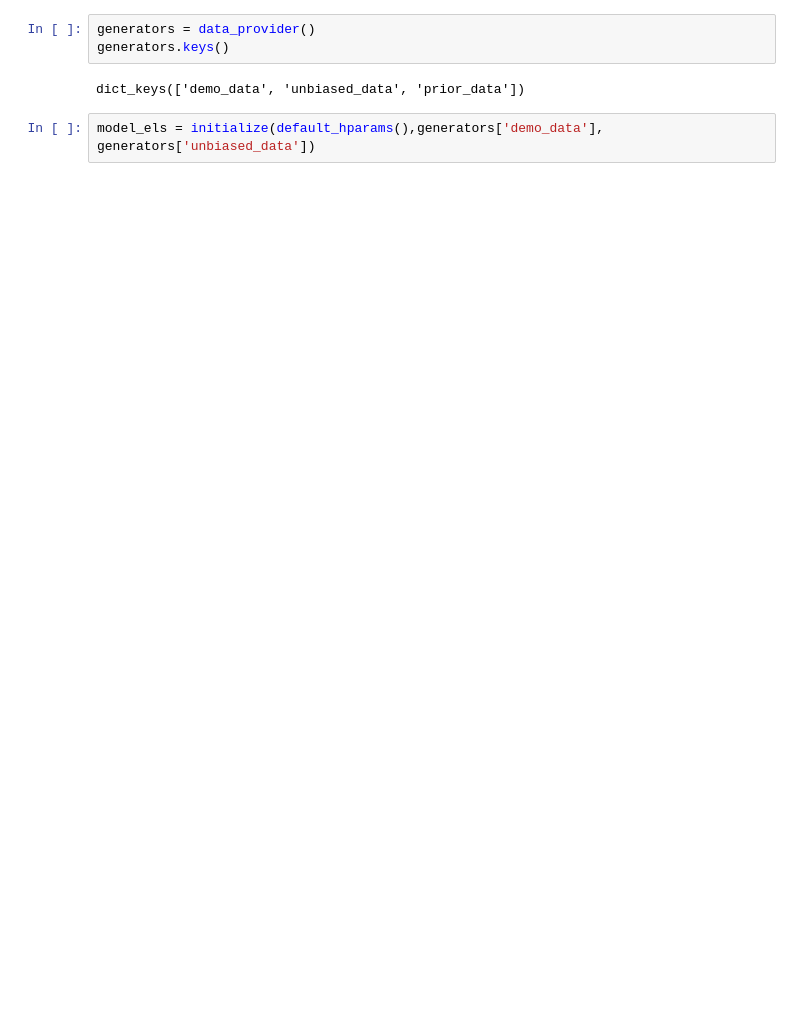
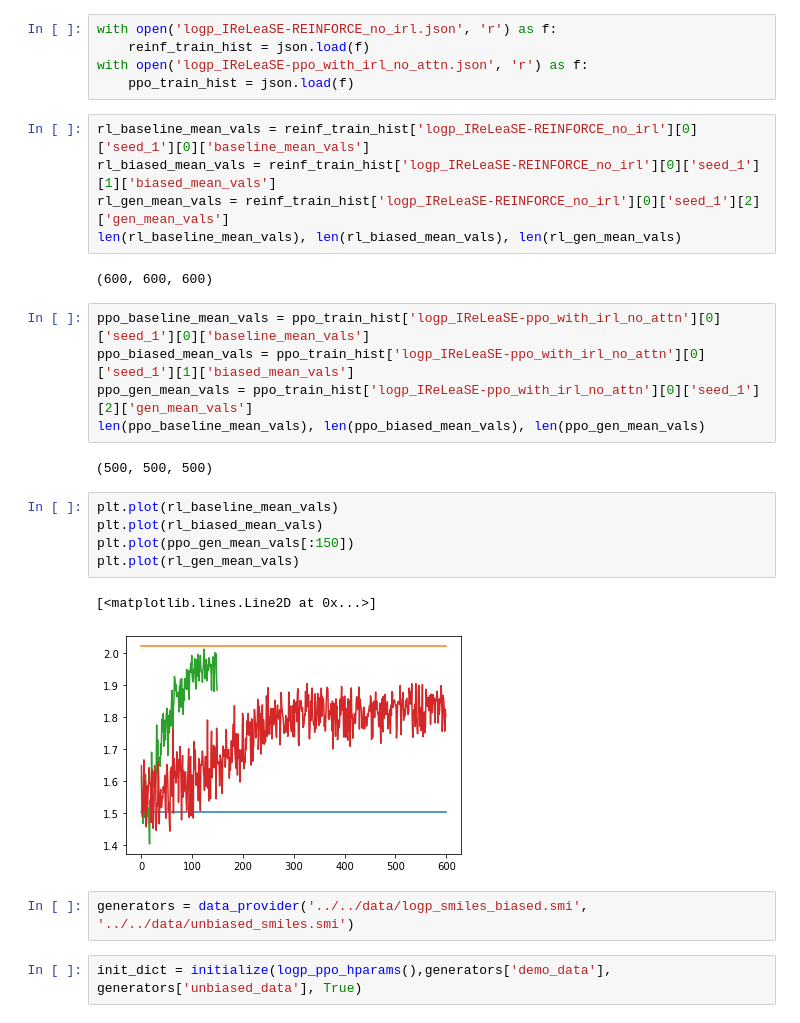
Before and after one commit to bbrighttaer/irelease, a Jupyter notebook: proj/notebooks/logp.ipynb, the cells around one changed output. Drawn from its saved outputs; the diff is of its cells as text; blank space fills up the shorter version.

Commit message:
logp model analysis wip

```diff
--- a/proj/notebooks/logp.ipynb
+++ b/proj/notebooks/logp.ipynb
@@ -196,7 +14,31 @@ def initialize(hparams, demo_data_gen, unbiased_data_gen, *args, **kwargs):
-# %%
-generators = data_provider()
-generators.keys()
-# %% [output]
-dict_keys(['demo_data', 'unbiased_data', 'prior_data'])
+# %%
+with open('logp_IReLeaSE-REINFORCE_no_irl.json', 'r') as f:
+    reinf_train_hist = json.load(f)
+with open('logp_IReLeaSE-ppo_with_irl_no_attn.json', 'r') as f:
+    ppo_train_hist = json.load(f)
+# %%
+rl_baseline_mean_vals = reinf_train_hist['logp_IReLeaSE-REINFORCE_no_irl'][0]['seed_1'][0]['baseline_mean_vals']
+rl_biased_mean_vals = reinf_train_hist['logp_IReLeaSE-REINFORCE_no_irl'][0]['seed_1'][1]['biased_mean_vals']
+rl_gen_mean_vals = reinf_train_hist['logp_IReLeaSE-REINFORCE_no_irl'][0]['seed_1'][2]['gen_mean_vals']
+len(rl_baseline_mean_vals), len(rl_biased_mean_vals), len(rl_gen_mean_vals)
+# %% [output]
+(600, 600, 600)
+# %%
+ppo_baseline_mean_vals = ppo_train_hist['logp_IReLeaSE-ppo_with_irl_no_attn'][0]['seed_1'][0]['baseline_mean_vals']
+ppo_biased_mean_vals = ppo_train_hist['logp_IReLeaSE-ppo_with_irl_no_attn'][0]['seed_1'][1]['biased_mean_vals']
+ppo_gen_mean_vals = ppo_train_hist['logp_IReLeaSE-ppo_with_irl_no_attn'][0]['seed_1'][2]['gen_mean_vals']
+len(ppo_baseline_mean_vals), len(ppo_biased_mean_vals), len(ppo_gen_mean_vals)
+# %% [output]
+(500, 500, 500)
+# %%
+plt.plot(rl_baseline_mean_vals)
+plt.plot(rl_biased_mean_vals)
+plt.plot(ppo_gen_mean_vals[:150])
+plt.plot(rl_gen_mean_vals)
+# %% [output]
+[<matplotlib.lines.Line2D at 0x...>]
+[figure, added]
+# %%
+generators = data_provider('../../data/logp_smiles_biased.smi', '../../data/unbiased_smiles.smi')
 # %%
-model_els = initialize(default_hparams(),generators['demo_data'], generators['unbiased_data'])
+init_dict = initialize(logp_ppo_hparams(),generators['demo_data'], generators['unbiased_data'], True)
```
Also changed, not shown: parts of 14 cells of this notebook, 3 other files.
